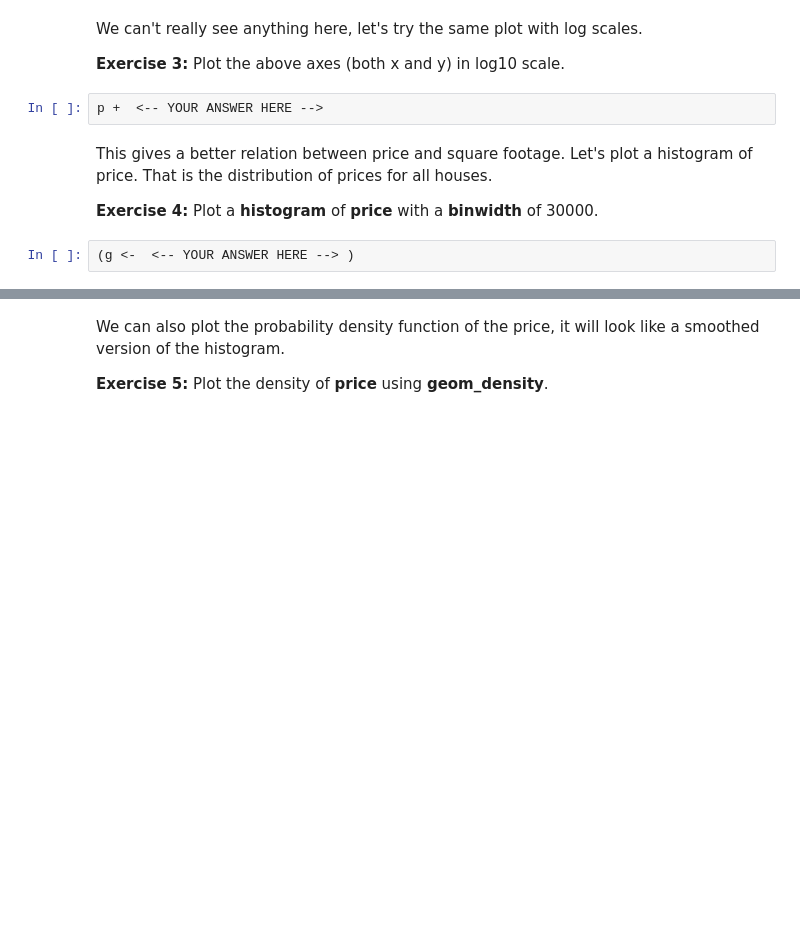
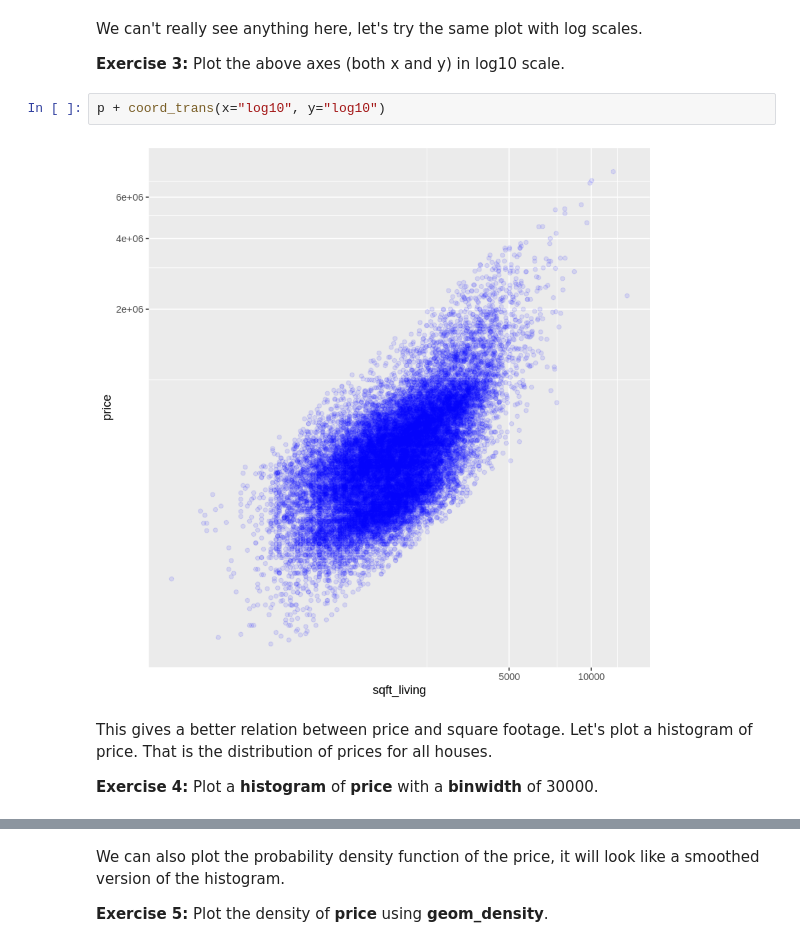
Before and after one commit to BlakeBigG/Big_Data_Visualization_MS, a Jupyter notebook: modules/module3/exercises/L3_R_Exercise.ipynb, the cells around one changed output, grey strips where cells are left out. Saved outputs shown, nothing was run; the diff lists cells and outputs as text; blank space fills up the shorter version.

```diff
--- a/modules/module3/exercises/L3_R_Exercise.ipynb
+++ b/modules/module3/exercises/L3_R_Exercise.ipynb
@@ -26,11 +77,11 @@ p
 We can't really see anything here, let's try the same plot with log scales.
 
 **Exercise 3:** Plot the above axes (both x and y) in log10 scale.
-# %%
-p +  <-- YOUR ANSWER HERE -->
+# %%
+p + coord_trans(x="log10", y="log10")
+# %% [output]
+[figure, added]
 # %% [markdown]
 This gives a better relation between price and square footage. Let's plot a histogram of price. That is the distribution of prices for all houses.
 
 **Exercise 4:** Plot a **histogram** of **price** with a **binwidth** of 30000.
-# %%
-(g <-  <-- YOUR ANSWER HERE --> )
```
Also changed, not shown: parts of 27 cells of this notebook, 1 other file.
